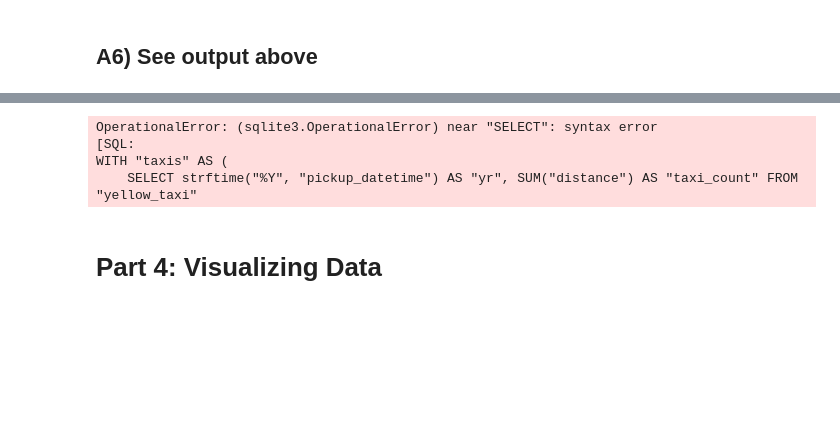
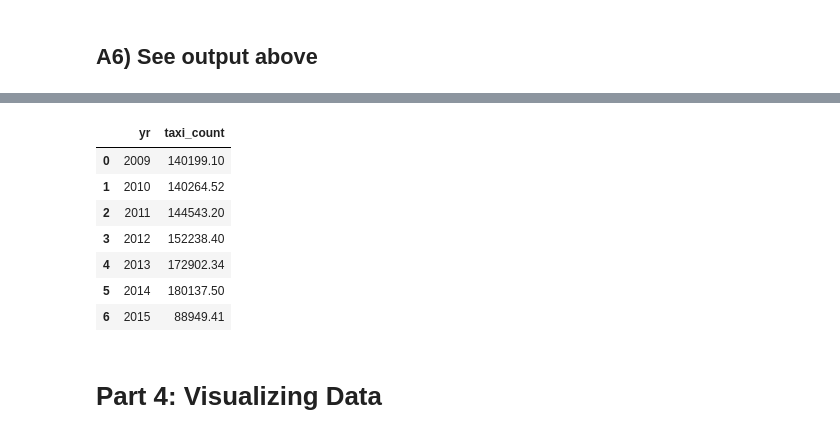
Before and after one commit to scottqin123/4501-Project, a Jupyter notebook: code.ipynb, the cells around one changed output, grey strips where cells are left out. Cells and saved outputs as stored; diff of their text form; code cells hidden in the pictures; blank space fills up the shorter version.

```diff
--- a/code.ipynb
+++ b/code.ipynb
@@ -623,7 +623,7 @@ write_query_to_file(QUERY_5, "sandy_hours_rain_windspeed_trips.sql")
 # did yellow taxis or ubers make more money in 2015?
 q3 = """
 WITH "taxis" AS (
-    SELECT strftime("%Y", "pickup_datetime") AS "yr", SUM("distance") AS "taxi_count" FROM "yellow_taxi"
+    SELECT strftime("%Y", "pickup_datetime") AS "yr", SUM("fare_amount") AS "taxi_count" FROM "yellow_taxi"
     GROUP BY "yr"
 )
 SELECT * FROM "taxis"
@@ -643,7 +642,11 @@ SELECT * FROM "taxis"
-OperationalError: (sqlite3.OperationalError) near "SELECT": syntax error
-[SQL:
-WITH "taxis" AS (
-    SELECT strftime("%Y", "pickup_datetime") AS "yr", SUM("distance") AS "taxi_count" FROM "yellow_taxi"
+|  | yr | taxi_count |
+| 0 | 2009 | 140199.10 |
+| 1 | 2010 | 140264.52 |
+| 2 | 2011 | 144543.20 |
+| 3 | 2012 | 152238.40 |
+| 4 | 2013 | 172902.34 |
+| 5 | 2014 | 180137.50 |
+| 6 | 2015 | 88949.41 |
 # %% [markdown]
 # Part 4: Visualizing Data
 # %%
```
Also changed, not shown: parts of 1 cell of this notebook.
